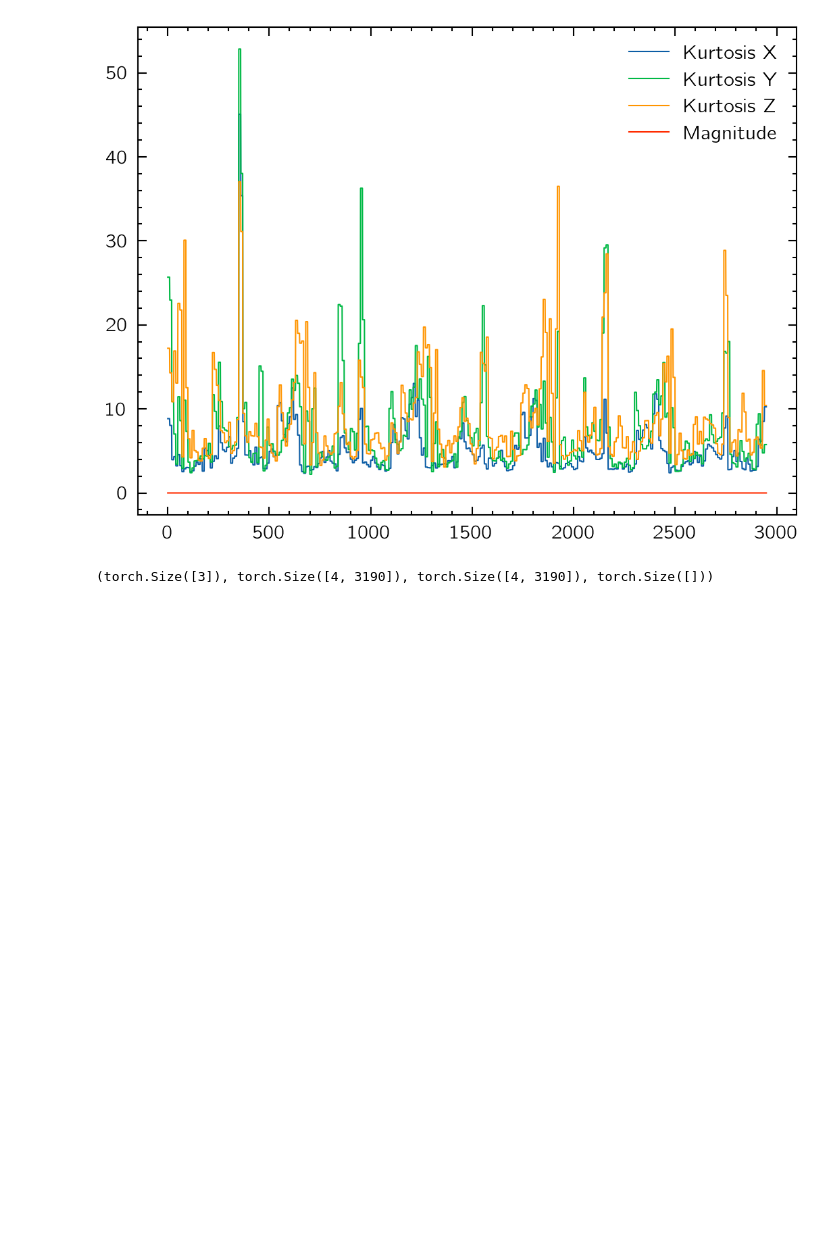
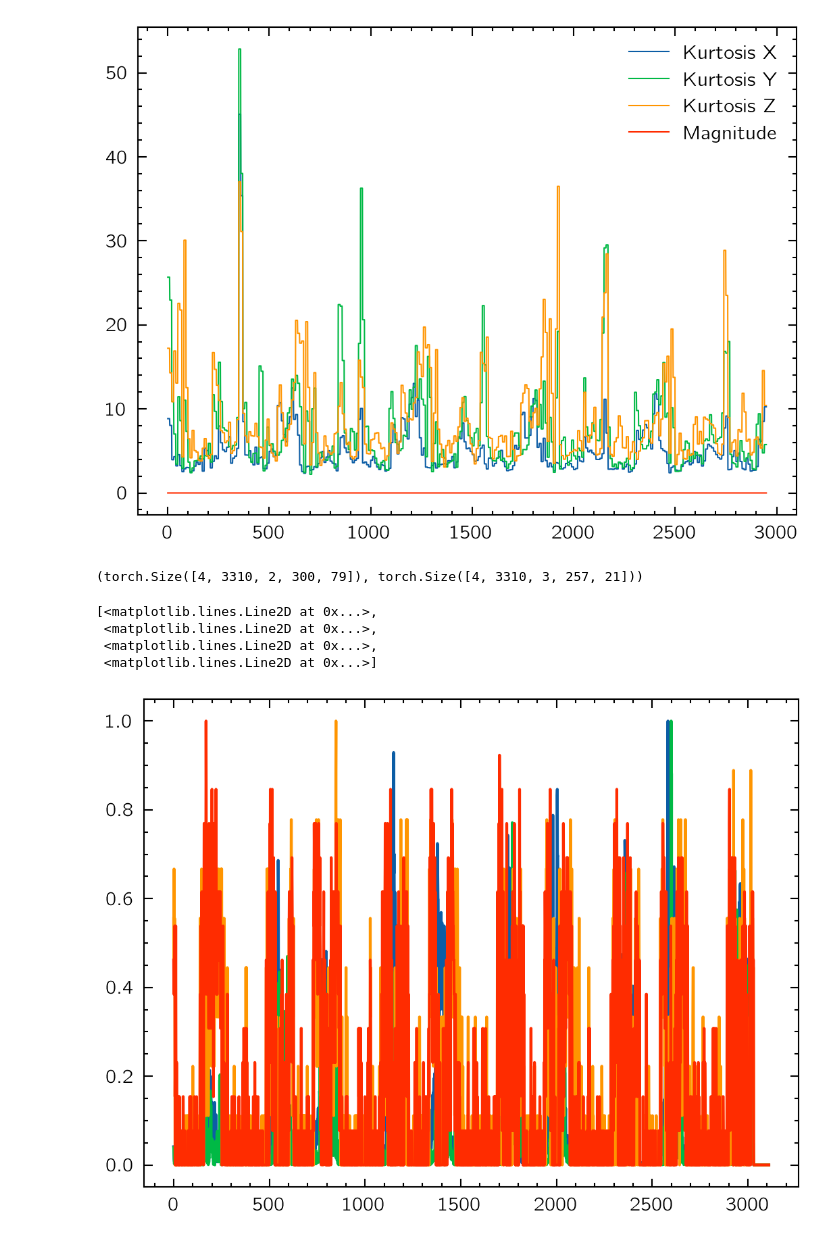
Before and after one commit to mingwucn/Smart_Grinding, a Jupyter notebook: construct_training_dataset.ipynb, the cells around one changed output. Cells and saved outputs as stored; diff of their text form; code cells hidden in the pictures; blank space fills up the shorter version.

```diff
--- a/construct_training_dataset.ipynb
+++ b/construct_training_dataset.ipynb
@@ -224,4 +284,0 @@ batch[0]
-# %%
-batch[0][0].shape,batch[0][1].shape, batch[0][2].shape, batch[0][3].shape
-# %% [output]
-(torch.Size([3]), torch.Size([4, 3190]), torch.Size([4, 3190]), torch.Size([]))
@@ -266,0 +285,12 @@ class ModularPA_TFT(nn.Module):
+# %%
+batch['spec_ae'].shape, batch['spec_vib'].shape
+# %% [output]
+(torch.Size([4, 3310, 2, 300, 79]), torch.Size([4, 3310, 3, 257, 21]))
+# %%
+plt.plot(batch['features_ae'][0].numpy())
+# %% [output]
+[<matplotlib.lines.Line2D at 0x...>,
+ <matplotlib.lines.Line2D at 0x...>,
+ <matplotlib.lines.Line2D at 0x...>,
+ <matplotlib.lines.Line2D at 0x...>]
+[figure, added]
```
Also changed, not shown: parts of 11 cells of this notebook.
